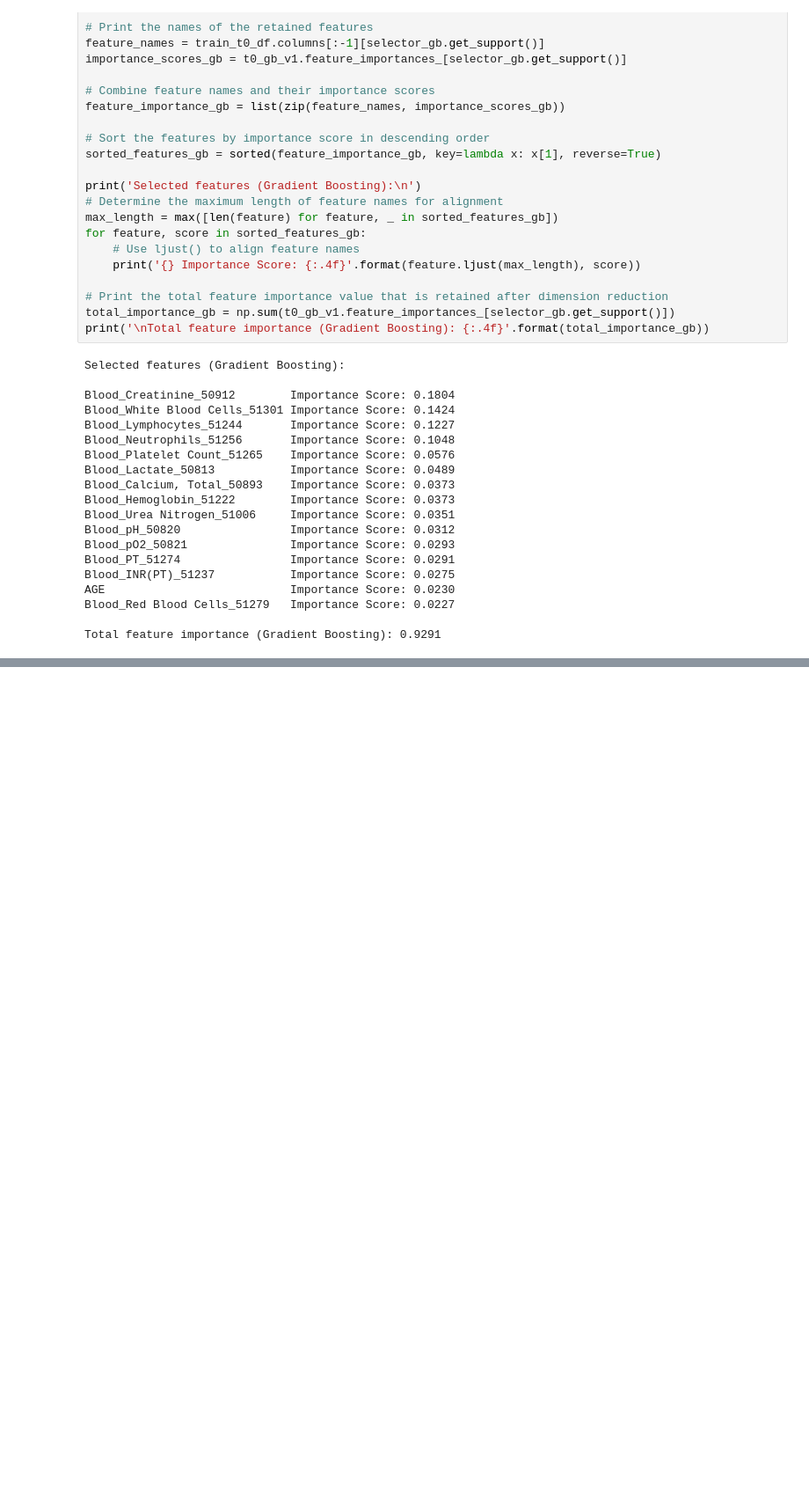
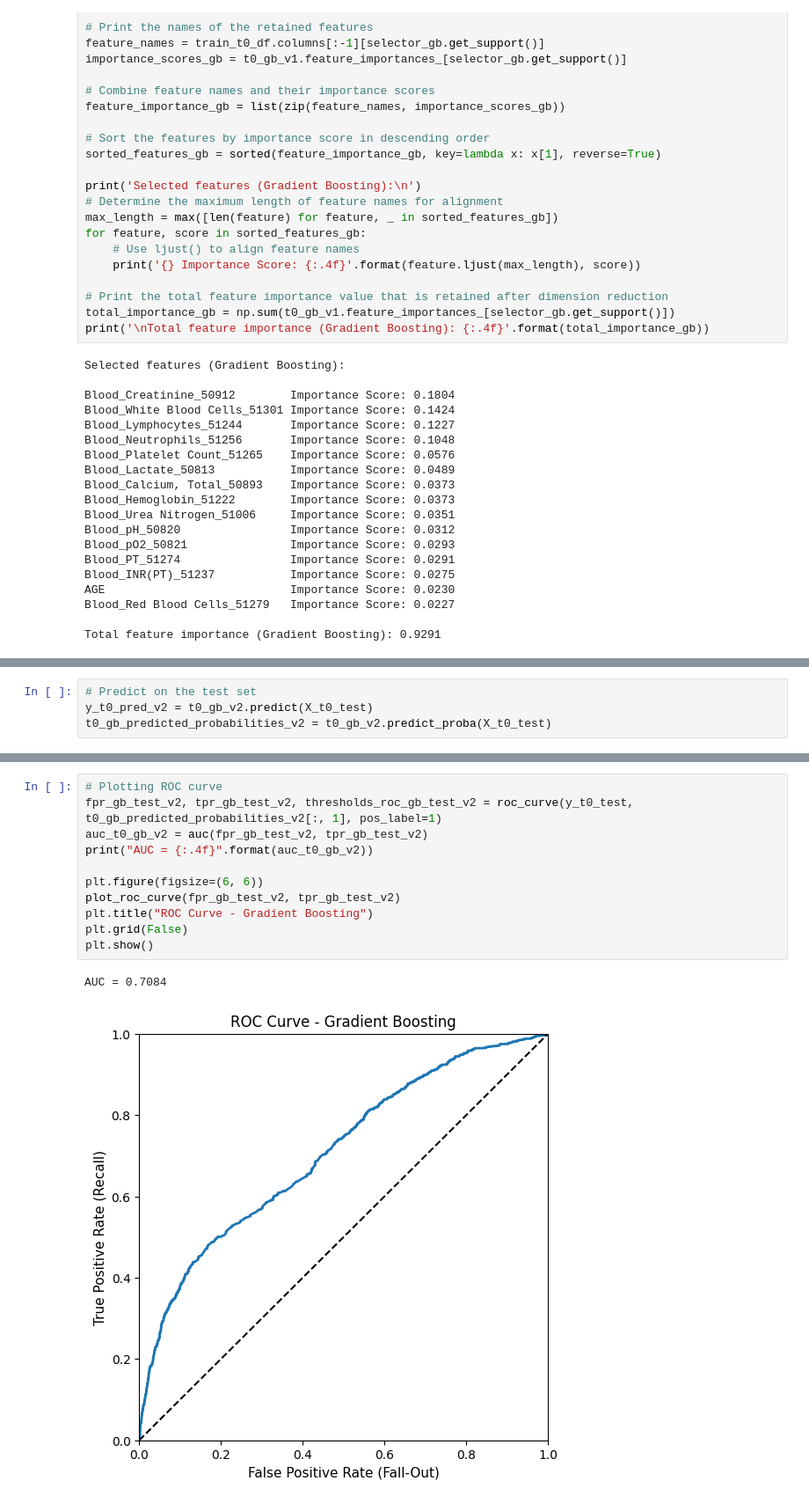
Before and after one commit to 23233408/CAPSTONE, a Jupyter notebook: Amy Hung/003_modelling_t0.ipynb, the cells around one changed output, grey strips where cells are left out. Shown at 88% size. Saved outputs shown, nothing was run; the diff lists cells and outputs as text; blank space fills up the shorter version.

```diff
--- a/Amy Hung/003_modelling_t0.ipynb
+++ b/Amy Hung/003_modelling_t0.ipynb
@@ -654,0 +668,4 @@ Total feature importance (Gradient Boosting): 0.9291
+# %%
+# Predict on the test set
+y_t0_pred_v2 = t0_gb_v2.predict(X_t0_test)
+t0_gb_predicted_probabilities_v2 = t0_gb_v2.predict_proba(X_t0_test)
@@ -654,0 +682,14 @@ Total feature importance (Gradient Boosting): 0.9291
+# %%
+# Plotting ROC curve
+fpr_gb_test_v2, tpr_gb_test_v2, thresholds_roc_gb_test_v2 = roc_curve(y_t0_test, t0_gb_predicted_probabilities_v2[:, 1], pos_label=1)
+auc_t0_gb_v2 = auc(fpr_gb_test_v2, tpr_gb_test_v2)
+print("AUC = {:.4f}".format(auc_t0_gb_v2))
+
+plt.figure(figsize=(6, 6))
+plot_roc_curve(fpr_gb_test_v2, tpr_gb_test_v2)
+plt.title("ROC Curve - Gradient Boosting")
+plt.grid(False)
+plt.show()
+# %% [output]
+AUC = 0.7084
+[figure, added]
```
Also changed, not shown: parts of 3 cells of this notebook.
